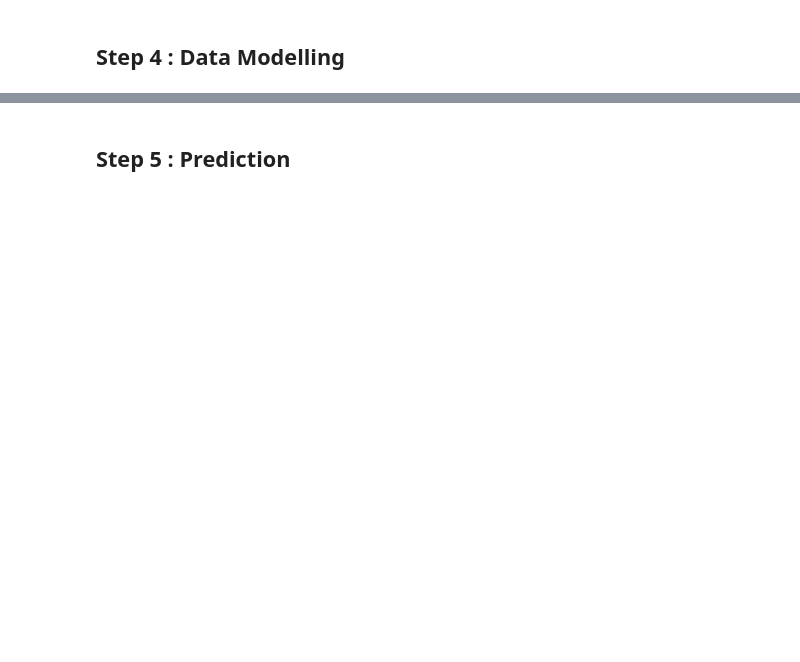
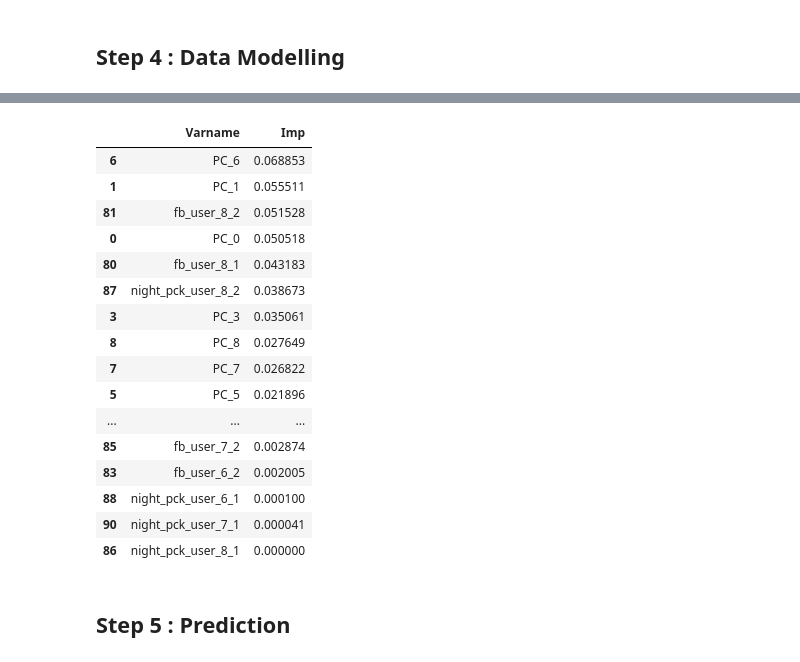
Before and after one commit to anjana-v-nair/Telecom_Churn, a Jupyter notebook: Telecom_Churn_Assignment_v2.ipynb, the cells around one changed output, grey strips where cells are left out. Saved outputs shown, nothing was run; the diff lists cells and outputs as text; code cells hidden in the pictures; blank space fills up the shorter version.

```diff
--- a/Telecom_Churn_Assignment_v2.ipynb
+++ b/Telecom_Churn_Assignment_v2.ipynb
@@ -1059,2 +1232,27 @@ df_train[df_numeric.columns].describe().loc[['min', 'max', 'mean', '50%']]
+# %%
+imp_df = pd.DataFrame({
+    "Varname": X_train_pca.columns,
+    "Imp": rf_best.feature_importances_
+})
+# %%
+imp_df.sort_values(by="Imp", ascending=False)
+# %% [output]
+|  | Varname | Imp |
+| 6 | PC_6 | 0.068853 |
+| 1 | PC_1 | 0.055511 |
+| 81 | fb_user_8_2 | 0.051528 |
+| 0 | PC_0 | 0.050518 |
+| 80 | fb_user_8_1 | 0.043183 |
+| 87 | night_pck_user_8_2 | 0.038673 |
+| 3 | PC_3 | 0.035061 |
+| 8 | PC_8 | 0.027649 |
+| 7 | PC_7 | 0.026822 |
+| 5 | PC_5 | 0.021896 |
+| ... | ... | ... |
+| 85 | fb_user_7_2 | 0.002874 |
+| 83 | fb_user_6_2 | 0.002005 |
+| 88 | night_pck_user_6_1 | 0.000100 |
+| 90 | night_pck_user_7_1 | 0.000041 |
+| 86 | night_pck_user_8_1 | 0.000000 |
 # %% [markdown]
 ## Step 5 : Prediction
```
Also changed, not shown: parts of 58 cells of this notebook.
